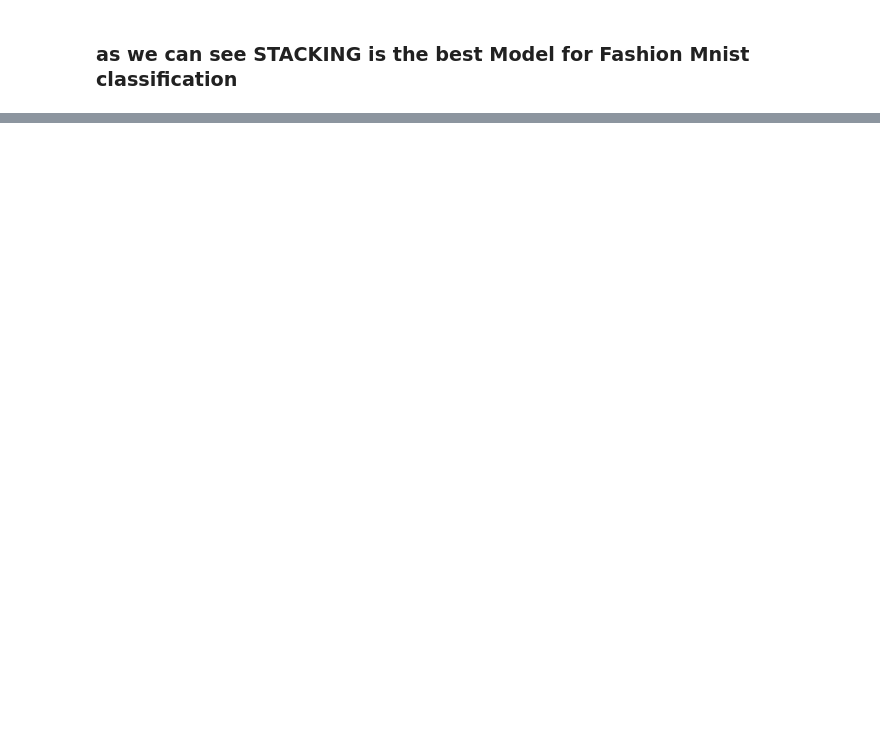
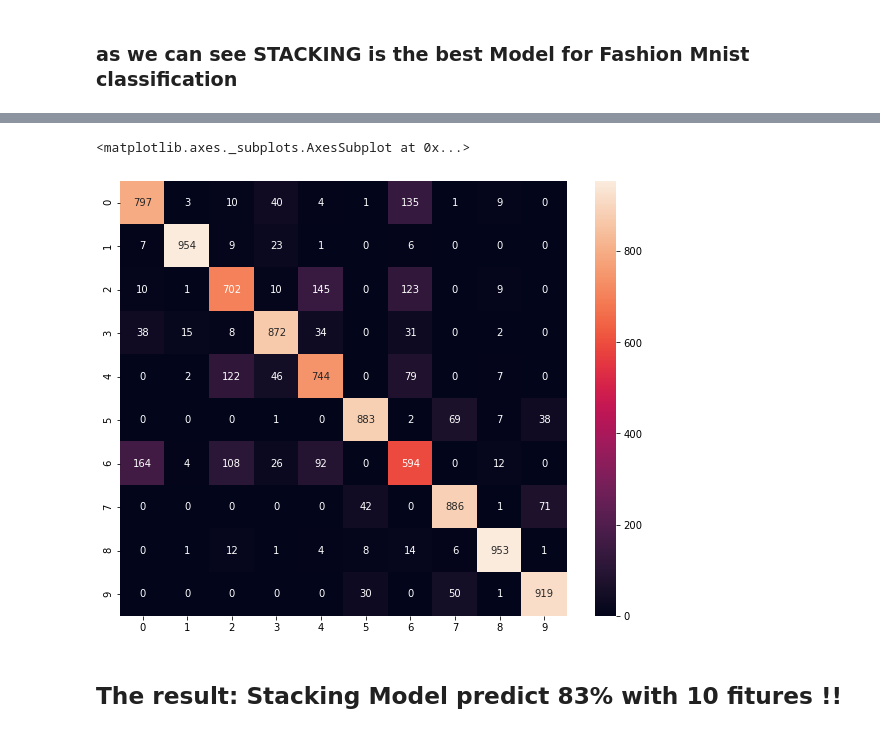
Before and after one commit to tavorlevine/Final-project-2, a Jupyter notebook: fashion Mnist.ipynb, the cells around one changed output, grey strips where cells are left out. Drawn from its saved outputs; the diff is of its cells as text; code cells hidden in the pictures; blank space fills up the shorter version.

```diff
--- a/fashion Mnist.ipynb
+++ b/fashion Mnist.ipynb
@@ -509,3 +493,6 @@ dataF
 | Accuracy | 82.1 % | 76.7 % | 82.8 % | 51.8 % | 83.2 % | 83.3 % | 83.1 % | 80.3 % |
 # %% [markdown]
 ### as we can see STACKING is the best Model for Fashion Mnist classification
+# %%
+fmnist_test = pd.read_csv(r'C:\Users\tavor\Downloads\fashion-mnist_test.csv\fashion-mnist_test.csv')
+fmnist_test
@@ -511,0 +513,6 @@ dataF
+# %%
+a_test = fmnist_test.drop(['label'], axis =1)
+b_test = fmnist_test['label']
+
+a_test = pd.DataFrame(scaler.fit_transform(a_test), columns= a_test.columns)
+a_test_end = pca_end.transform(a_test)
@@ -511,0 +527,2 @@ dataF
+# %%
+estimators = [('KNN', model_knn),('LR', model_lr),('XGB',model_xgb)]
@@ -511,0 +531,8 @@ dataF
+# %%
+model_stck = StackingClassifier(estimators= estimators)
+model_stck_fit = model_stck.fit(x_train_end,y_train)
+model_stck_pred = model_stck.predict(a_test_end)
+
+acc_stck = accuracy_score(b_test,model_stck_pred)
+print(classification_report(b_test, model_stck_pred))
+print("The Accuracy score for Stacking Model is: " + str(round(acc_stck,3)*100) +"%")
@@ -511,0 +558,10 @@ dataF
+# %%
+confmat_stck = confusion_matrix(b_test, model_stck_pred)
+conf_matrix_stck = pd.DataFrame(data=confmat_stck)
+plt.figure(figsize = (10,8))
+sns.heatmap(pd.DataFrame(conf_matrix_stck), annot = True, fmt = "g")
+# %% [output]
+<matplotlib.axes._subplots.AxesSubplot at 0x...>
+[figure, added]
+# %% [markdown]
+## The result: Stacking Model predict 83% with 10 fitures !!
```
Also changed, not shown: parts of 9 cells of this notebook.
